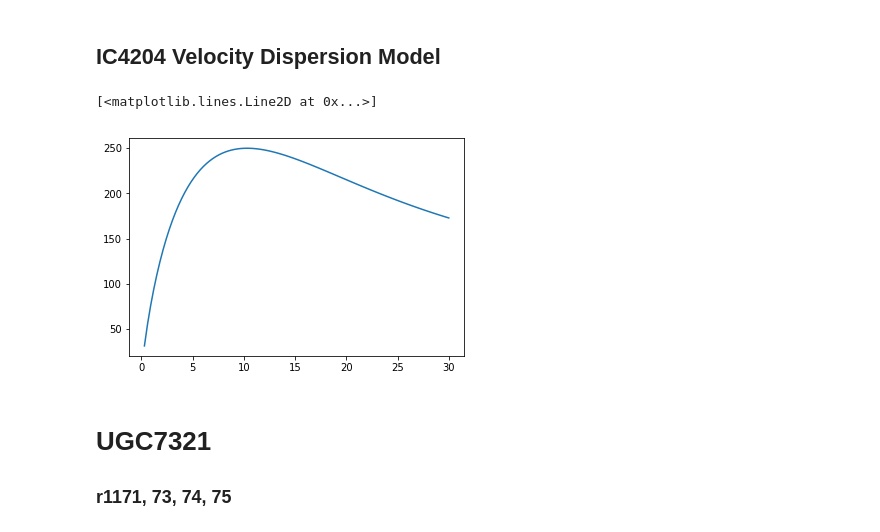
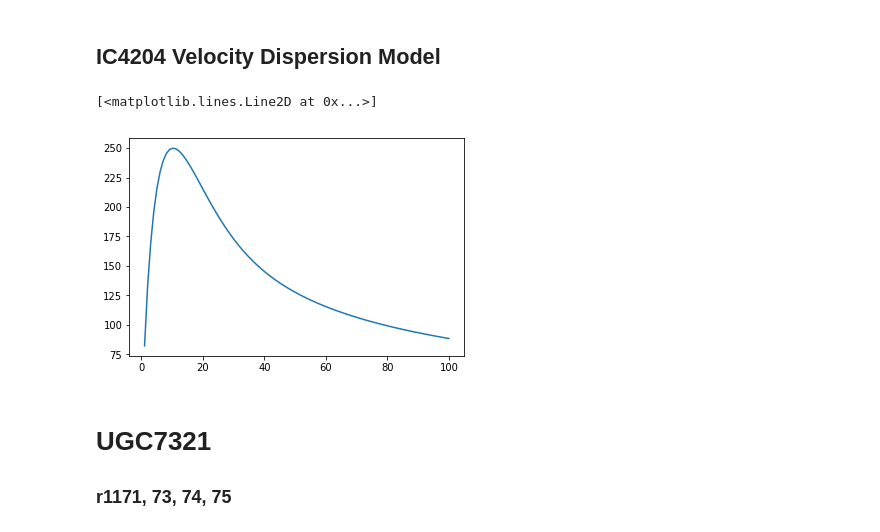
Before and after one commit to rqguan/Class-Code, a Jupyter notebook: Shane_Redu&Cali.ipynb, the cells around one changed output. Drawn from its saved outputs; the diff is of its cells as text; code cells hidden in the pictures.

```diff
--- a/Shane_Redu&Cali.ipynb
+++ b/Shane_Redu&Cali.ipynb
@@ -327,7 +327,7 @@ for i in range(len(spec2D)):
     # Build new list to include the "Sum of each 5 element" as gaussian sum
     sum_spec_1D = []
     for i in range(len(spec_1D_trunc)):
-        sum_1D_value = sum(spec_1D_trunc[i-3:i+3])
+        sum_1D_value = sum(spec_1D_trunc[i-2:i+2])
         sum_spec_1D.append(sum_1D_value)
 
     h_alpha = max(sum_spec_1D)
@@ -363,3 +396,39 @@ pixel_ind = 5.775953067e-15 * 9.4607e12 #km
 pixel_ind
 # %% [output]
 0.0546445591809669
+# %%
+# Yield successive n-sized
+# chunks from l.
+def divide_chunks(l, n):
+
+    # looping till length l
+    for i in range(0, len(l), n):
+        yield l[i:i + n]
+
+#divide the list into chunks of 10 elements
+#caculate the mean and std
+divide = np.array(list(divide_chunks(ICWL, 10)) )
+
+
+# find mean and error
+ICdata = np.mean(divide,axis=1)
+ICerr = np.std(divide,axis=1)
+
+pix2ly = np.deg2rad(0.43/3600)*0.43*3261563.7967311
+
+ICwave = []
+ICvelocity = []
+ICverr = []
+
+for i in ICdata:
+    obs = (i+1480)*slope+inter
+    z = (obs-6562.)/6562.8
+    v = z*299792.458
+    ICwave.append(obs)
+    ICvelocity.append(v)
+
+for i in ICerr:
+    obserr = (i+1480)*slope+inter
+    zerr = (obserr-6562.)/6562.8
+    verr = zerr*299792.458
+    ICverr.append(verr)
@@ -368,35 +443,35 @@ pixel_ind
 # %%
 model_v = []
 
 def V_SQ_R(R):
     G = 4.302e-6 #m3 kg-1 s-2
 
     m_stellar = 180e9
     Rd = 4.8
     sigma_0 = m_stellar/(2*np.pi*Rd**2)
     y = R/(2*Rd)
 
     I0 = sp.iv(0,y)
     I1 = sp.iv(1,y)
 
     K0 = sp.kv(0,y)
     K1 = sp.kv(1,y)
 
     V2 = 4*np.pi*G*sigma_0*Rd*(y**2)*(I0*K0-I1*K1)
     v = np.sqrt(V2)
     return v
 
-for i in np.linspace(0,30,100):
+for i in np.linspace(0,100,100):
     modelv = V_SQ_R(i)
     model_v.append(modelv)
 
 
 # now model_v is the set of model velocity
 
-plt.plot(np.linspace(0,30,100),model_v)
+plt.plot(np.linspace(0,100,100),model_v)
 # %% [output]
 [<matplotlib.lines.Line2D at 0x...>]
-[figure, old version]
+[figure, new version]
 # %% [markdown]
 # UGC7321
 ### r1171, 73, 74, 75
```
Also changed, not shown: parts of 5 cells of this notebook.
